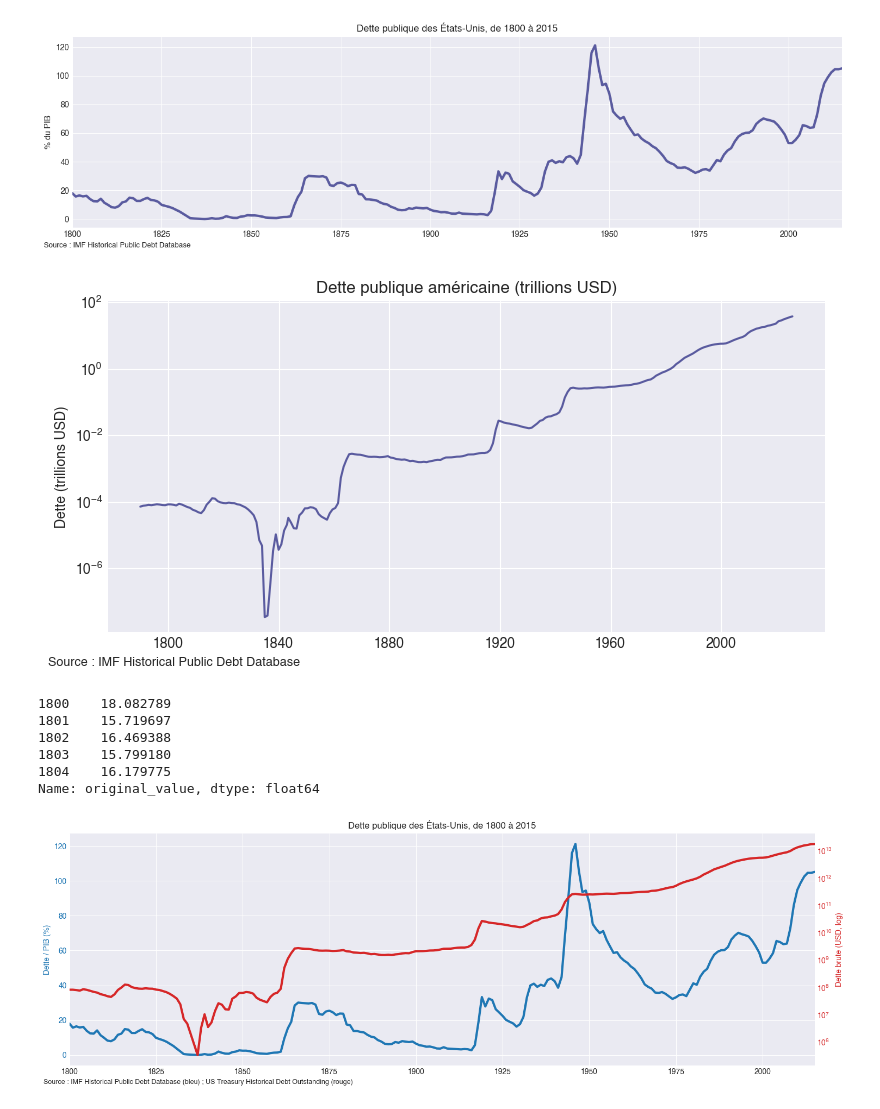
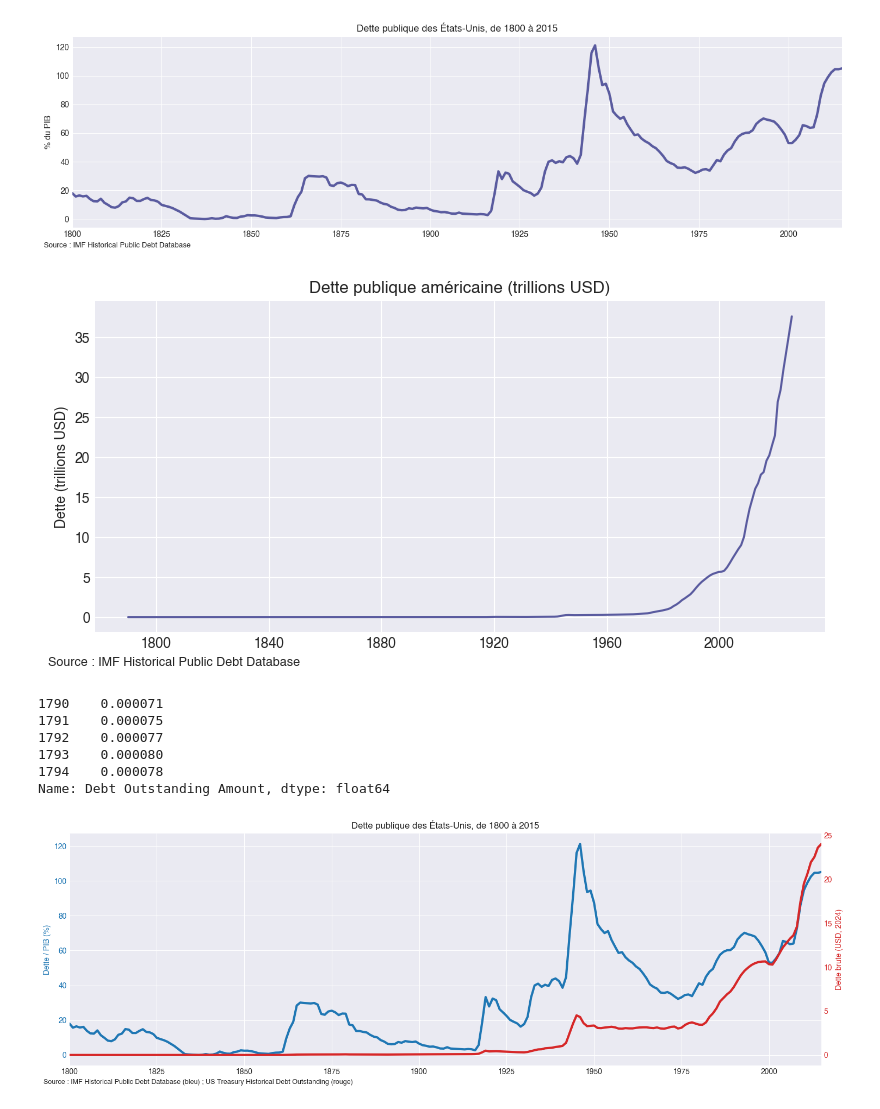
Before and after one commit to miche-quiche/OikopediaCharts, a Jupyter notebook: TreasuryMarketFofData.ipynb, the cells around one changed output. Saved outputs shown, nothing was run; the diff lists cells and outputs as text; code cells hidden in the pictures.

```diff
--- a/TreasuryMarketFofData.ipynb
+++ b/TreasuryMarketFofData.ipynb
@@ -9,4 +9,32 @@ from dbnomics import fetch_series
 # Paramétrage des styles utilisés par matplotlib
 plt.style.use('default')
 plt.style.use('https://github.com/dhaitz/matplotlib-stylesheets/raw/master/pacoty.mplstyle')
+# %%
+# Utilities
+
+# Inflation
+df = pd.read_csv("Data/USCPI_1774-2024.csv", skiprows=2)
+df["Year"] = df["Year"].astype(int)
+df.set_index("Year", inplace=True)
+cpi = df["U.S. Consumer Price Index *"]
+cpi.index.name = None
+
+def real_price(value,date=None,base=2024):
+    if type(value) == list:
+        l = []
+        for i in value:
+            l.append(float(i*cpi[base]/cpi[date]))
+        return l
+    elif type(value) == type(np.array([])):
+        return value*cpi[base]/cpi[date]
+    elif type(value) == type(pd.Series([])):
+        return value/(cpi/cpi.loc[base])
+    else:
+        return float(value*cpi[base]/cpi[date])
+
+#GDP
+df = pd.read_csv("Data/USGDP_1790-2024.csv", skiprows=1, thousands=',')
+df = df.set_index('Year')
+nominal_gdp = df['Nominal GDP (million of Dollars)']
+real_gdp = df['Real GDP (millions of 2017 dollars)']
 # %% [markdown]
@@ -212,78 +240,77 @@ df = pd.read_csv("Data/HstDebt_17900101_20250930.csv")
 # conversion de la colonne date
 df["Record Date"] = pd.to_datetime(df["Record Date"])
 df = df.sort_values("Record Date")  # tri par date
-
 # création du graphique
 fig, ax = plt.subplots(figsize=(8, 4))
 ax.plot(df["Record Date"], df["Debt Outstanding Amount"] / 1e12)
 ax.set_title("Dette publique américaine (trillions USD)")
 ax.set_ylabel("Dette (trillions USD)")
-ax.set_yscale('log')
-
+#ax.set_yscale('log')
 fig.text(0.01, -0.0, "Source : IMF Historical Public Debt Database", ha="left", fontsize=9)
 plt.tight_layout()
 plt.show()
 # %% [output]
-[figure, old version]
+[figure, new version]
 # %%
 df = pd.read_csv("Data/HstDebt_17900101_20250930.csv")
 df = df.sort_values("Record Date")
 df["Record Date"] = pd.to_datetime(df["Record Date"], errors="coerce")
 df["Record Date"] = df["Record Date"].dt.year.astype("Int64")
+df["Debt Outstanding Amount"] = df["Debt Outstanding Amount"] / 1e12
 
 series2 = df.set_index("Record Date")["Debt Outstanding Amount"]
 series2.index.name = None
 
-series.head()
+series2.head()
 # %% [output]
-1800    18.082789
-1801    15.719697
-1802    16.469388
-1803    15.799180
-1804    16.179775
-Name: original_value, dtype: float64
+1790    0.000071
+1791    0.000075
+1792    0.000077
+1793    0.000080
+1794    0.000078
+Name: Debt Outstanding Amount, dtype: float64
 # %%
 import matplotlib.pyplot as plt
 import matplotlib.ticker as mticker
 from matplotlib.ticker import LinearLocator
 
 s1 = series
-s2 = series2
+s2 = real_price(series2)
 
 s1 = s1.groupby(s1.index).mean()
 s2 = s2.groupby(s2.index).mean()
 
 # fusionner sur l’année commune
 df = pd.DataFrame({
     "Debt_Pct_GDP": s1,
     "Debt_Absolute": s2
 }).dropna()
 
 # plot
 fig, ax1 = plt.subplots(figsize=(15, 5))
 
 # axe gauche : %
 ax1.plot(df.index, df["Debt_Pct_GDP"], color="tab:blue", label="Dette / PIB (%)", linewidth=3)
 ax1.set_ylabel("Dette / PIB (%)", color="tab:blue")
 ax1.set_xmargin(0)
 ax1.tick_params(axis="y", labelcolor="tab:blue")
 
 # axe droit : USD log
 ax2 = ax1.twinx()
 ax2.plot(df.index, df["Debt_Absolute"], color="tab:red", label="Dette brute (USD)", linewidth=3)
-ax2.set_yscale("log")
-ax2.set_ylabel("Dette brute (USD, log)", color="tab:red")
+#ax2.set_yscale("log")
+ax2.set_ylabel("Dette brute (USD, 2024)", color="tab:red")
 ax2.set_xmargin(0)
 ax2.tick_params(axis="y", labelcolor="tab:red")
 
 ax2.grid(False)
 ax1.set_title("Dette publique des États-Unis, de 1800 à 2015")
 
 fig.text(0.01, -0.0, "Source : IMF Historical Public Debt Database (bleu) ; US Treasury Historical Debt Outstanding (rouge)", ha="left", fontsize=9)
 fig.tight_layout()
 plt.show()
 # %% [output]
-[figure, old version]
+[figure, new version]
 # %%
 import pandas as pd
 import matplotlib.pyplot as plt
```
Also changed, not shown: parts of 5 cells of this notebook, 2 other files.
